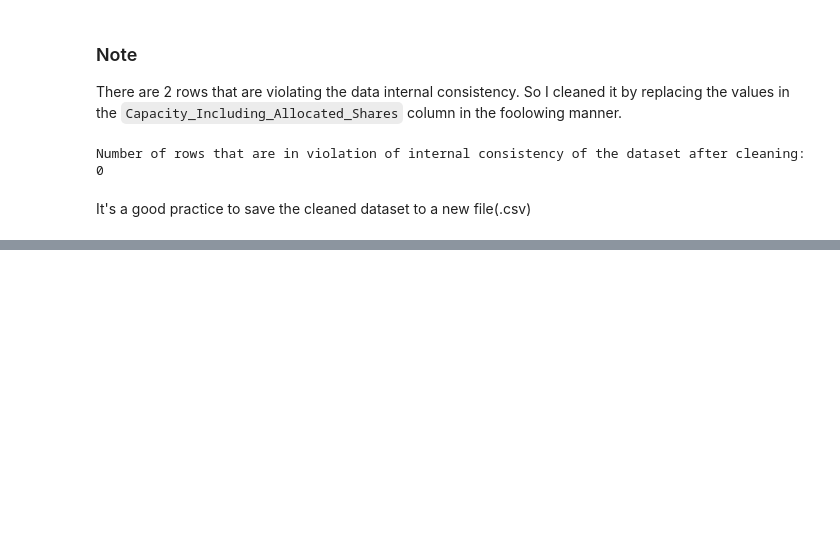
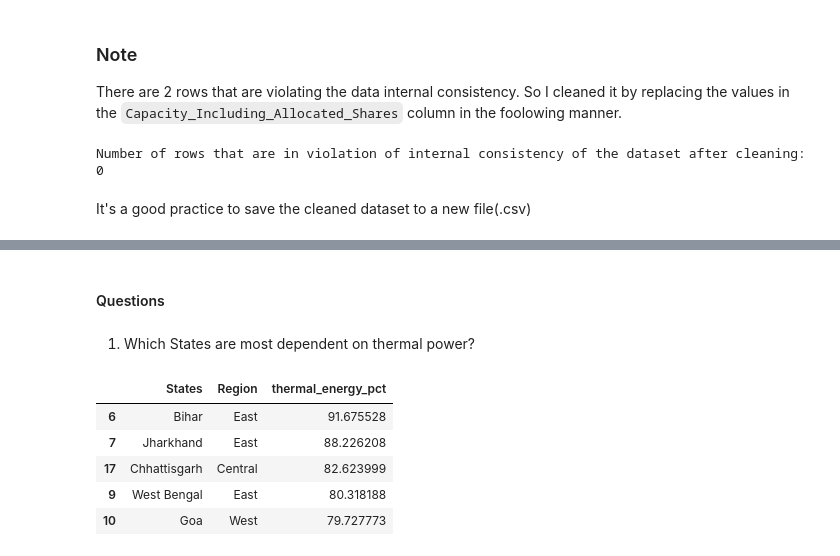
Before and after one commit to VishnuCodes96/capstone_projects, a Jupyter notebook: capstone_project_1.ipynb, the cells around one changed output, grey strips where cells are left out. Saved outputs shown, nothing was run; the diff lists cells and outputs as text; code cells hidden in the pictures; blank space fills up the shorter version.

```diff
--- a/capstone_project_1.ipynb
+++ b/capstone_project_1.ipynb
@@ -173,12 +173,12 @@ state_region_merge_df[['States','Region']].head()
 ### Note
 It's better to create a column named `Renewable_Energy`, because `Renewable_Energy = Hydro + Nuclear + Other_RES + Rooftop_Solar_Capacity`
 # %%
-state_region_merge_df['Renewable_Energy'] = (
+state_region_merge_df['Renewable_Energy'] = round((
     state_region_merge_df['Hydro'] +
     state_region_merge_df['Nuclear'] +
     state_region_merge_df['Other_RES'] +
     state_region_merge_df['Rooftop_Solar_Capacity']
-)
+),2)
 state_region_merge_df[["States","Renewable_Energy"]].head()
 # %% [output]
 |  | States | Renewable_Energy |
@@ -231,0 +278,14 @@ clean_states_df.to_csv("cleaned_state_wise_renewable_energy.csv", index=False)
+# %% [markdown]
+#### Questions
+# %% [markdown]
+1. Which States are most dependent on thermal power?
+# %%
+state_region_merge_df["thermal_energy_pct"] = (state_region_merge_df['Thermal'] / state_region_merge_df['Capacity_Including_Allocated_Shares']) * 100
+state_region_merge_df[["States",'Region',"thermal_energy_pct"]].sort_values('thermal_energy_pct',ascending=False).head()
+# %% [output]
+|  | States | Region | thermal_energy_pct |
+| 6 | Bihar | East | 91.675528 |
+| 7 | Jharkhand | East | 88.226208 |
+| 17 | Chhattisgarh | Central | 82.623999 |
+| 9 | West Bengal | East | 80.318188 |
+| 10 | Goa | West | 79.727773 |
```
Also changed, not shown: parts of 23 cells of this notebook.
